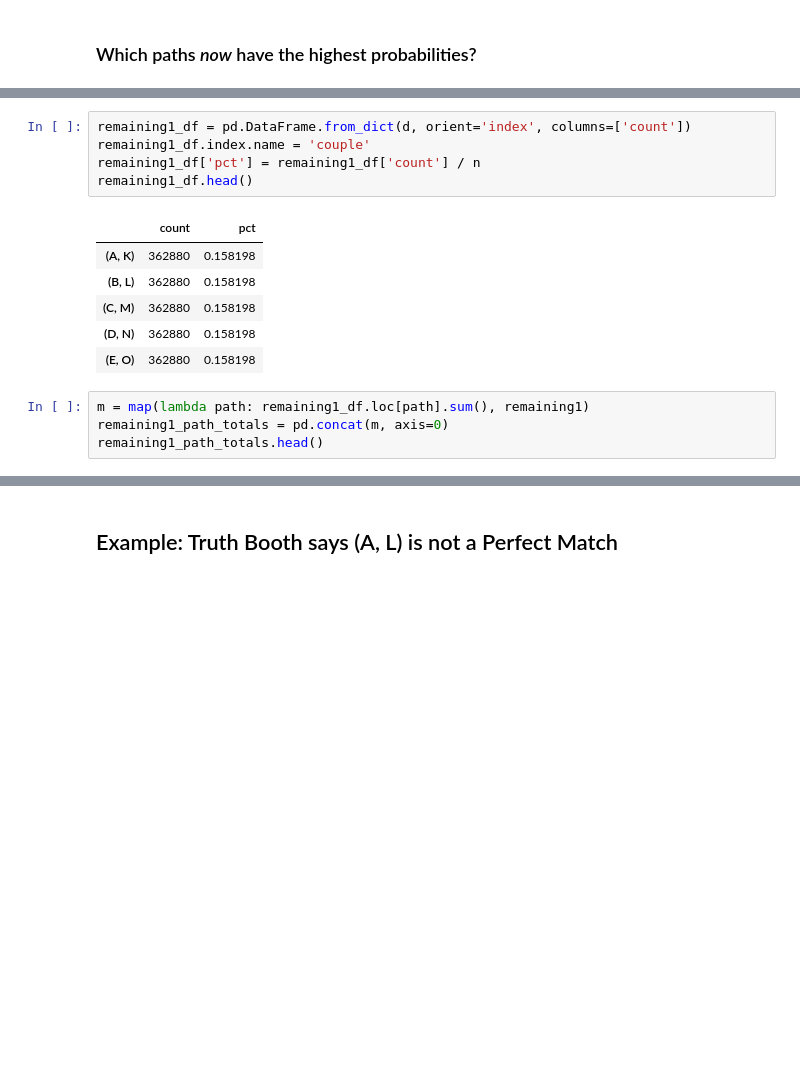
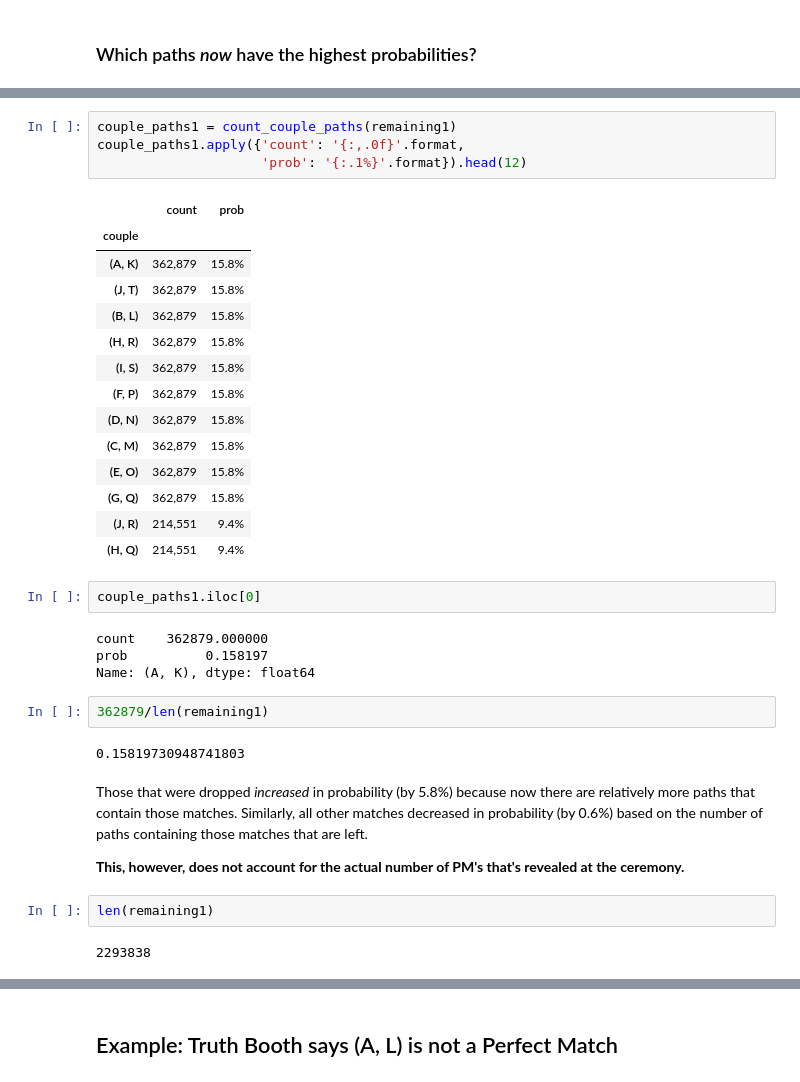
Before and after one commit to dgoodman1/are_you_the_one, a Jupyter notebook: Are You the One Modeling.ipynb, the cells around one changed output, grey strips where cells are left out. Drawn from its saved outputs; the diff is of its cells as text; blank space fills up the shorter version.

```diff
--- a/Are You the One Modeling.ipynb
+++ b/Are You the One Modeling.ipynb
@@ -151,16 +186,37 @@ for i, (k, v) in enumerate(d.items()):
-# %%
-remaining1_df = pd.DataFrame.from_dict(d, orient='index', columns=['count'])
-remaining1_df.index.name = 'couple'
-remaining1_df['pct'] = remaining1_df['count'] / n
-remaining1_df.head()
-# %% [output]
-|  | count | pct |
-| (A, K) | 362880 | 0.158198 |
-| (B, L) | 362880 | 0.158198 |
-| (C, M) | 362880 | 0.158198 |
-| (D, N) | 362880 | 0.158198 |
-| (E, O) | 362880 | 0.158198 |
-# %%
-m = map(lambda path: remaining1_df.loc[path].sum(), remaining1)
-remaining1_path_totals = pd.concat(m, axis=0)
-remaining1_path_totals.head()
+# %%
+couple_paths1 = count_couple_paths(remaining1)
+couple_paths1.apply({'count': '{:,.0f}'.format,
+                     'prob': '{:.1%}'.format}).head(12)
+# %% [output]
+|  | count | prob |
+| couple |  |  |
+| (A, K) | 362,879 | 15.8% |
+| (J, T) | 362,879 | 15.8% |
+| (B, L) | 362,879 | 15.8% |
+| (H, R) | 362,879 | 15.8% |
+| (I, S) | 362,879 | 15.8% |
+| (F, P) | 362,879 | 15.8% |
+| (D, N) | 362,879 | 15.8% |
+| (C, M) | 362,879 | 15.8% |
+| (E, O) | 362,879 | 15.8% |
+| (G, Q) | 362,879 | 15.8% |
+| (J, R) | 214,551 | 9.4% |
+| (H, Q) | 214,551 | 9.4% |
+# %%
+couple_paths1.iloc[0]
+# %% [output]
+count    362879.000000
+prob          0.158197
+Name: (A, K), dtype: float64
+# %%
+362879/len(remaining1)
+# %% [output]
+0.15819730948741803
+# %% [markdown]
+Those that were dropped *increased* in probability (by 5.8%) because now there are relatively more paths that contain those matches.  Similarly, all other matches decreased in probability (by 0.6%) based on the number of paths containing those matches that are left.
+
+**This, however, does not account for the actual number of PM's that's revealed at the ceremony.**
+# %%
+len(remaining1)
+# %% [output]
+2293838
```
Also changed, not shown: parts of 12 cells of this notebook.
